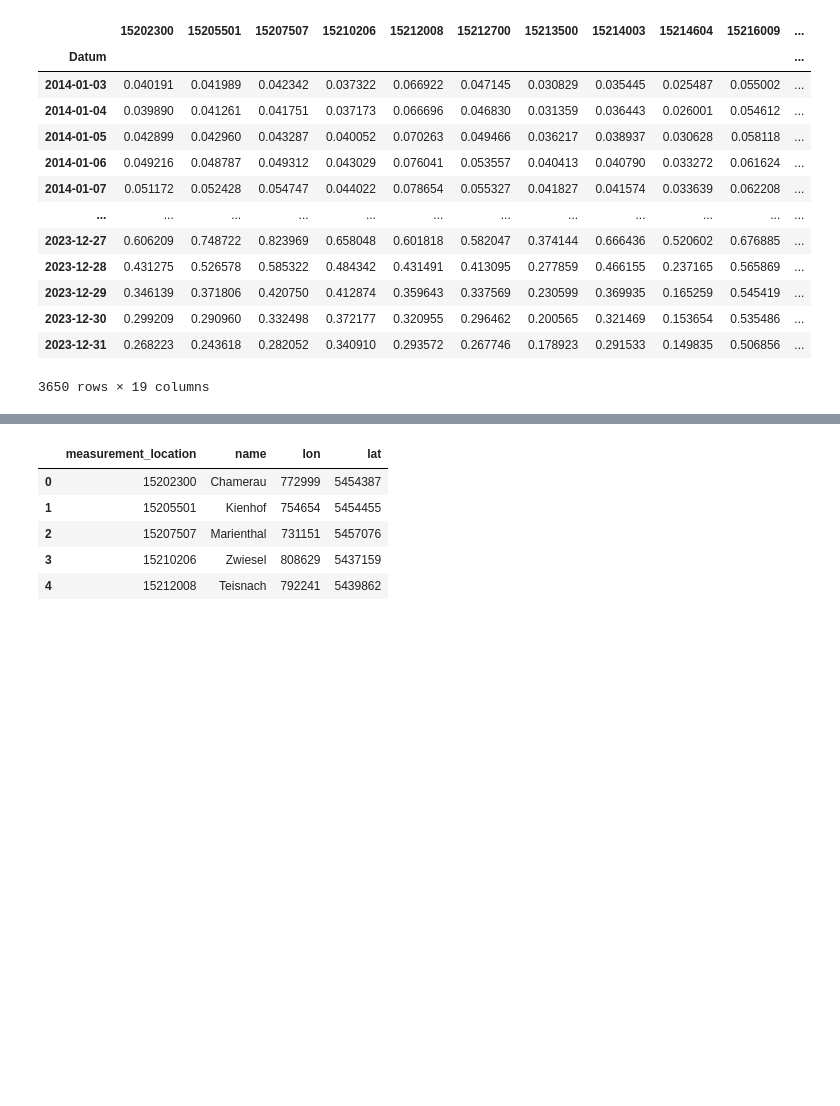
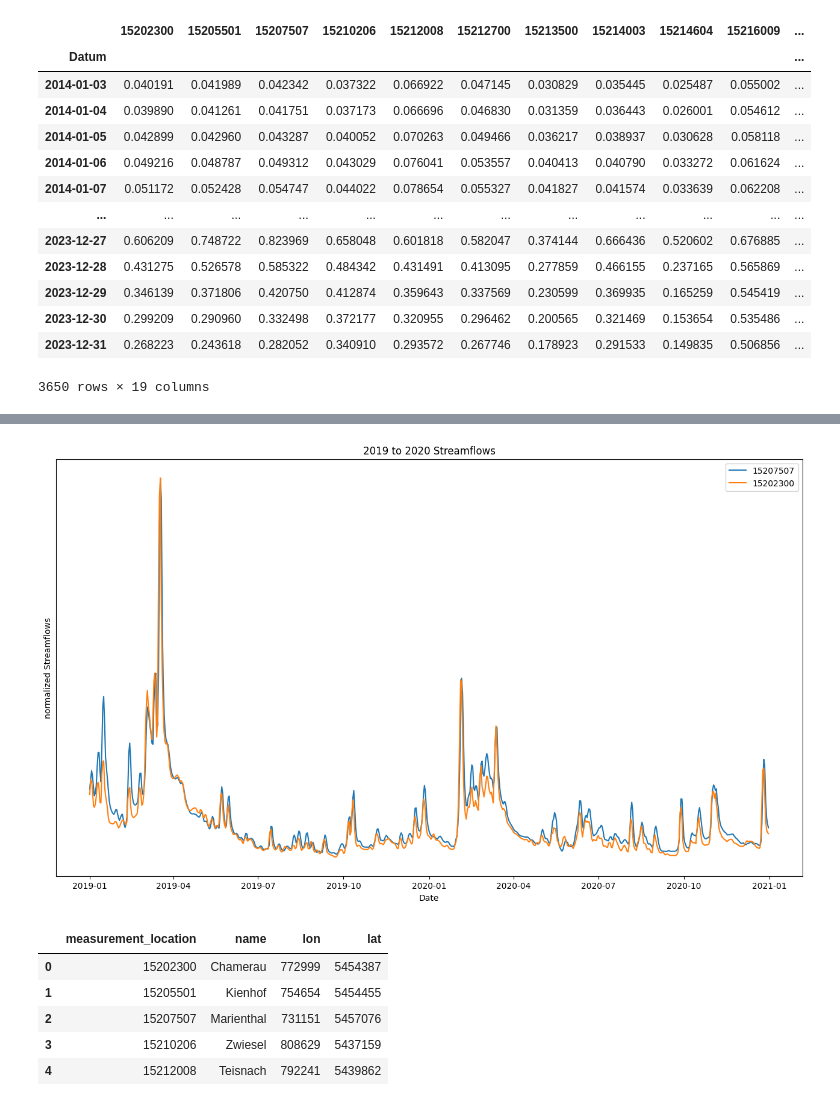
Before and after one commit to henrifnk/Seminar_ClimateNStatistics, a Jupyter notebook: work/07-hydroLSTM/notebooks/data_analysis.ipynb, the cells around one changed output, grey strips where cells are left out. Cells and saved outputs as stored; diff of their text form; code cells hidden in the pictures; blank space fills up the shorter version.

```diff
--- a/work/07-hydroLSTM/notebooks/data_analysis.ipynb
+++ b/work/07-hydroLSTM/notebooks/data_analysis.ipynb
@@ -76,3 +90,25 @@ plt.legend()
+# %%
+plt.figure(figsize=(16, 9))
+
+# Plotting data for the year range 2019 to 2020
+plt.plot(scaled_df['15207507']['2019':'2020'], label='15207507')
+plt.plot(scaled_df['15202300']['2019':'2020'], label='15202300')
+
+# Adding legend
+plt.legend()
+
+# Adding title and labels for better readability
+plt.title('2019 to 2020 Streamflows')
+plt.xlabel('Date')
+plt.ylabel('normalized Streamflows')
+
+# Removing y-axis scale
+plt.yticks([])
+
+# Display the plot
+plt.show()
+# %% [output]
+[figure, added]
 # %%
 stream_gauges = pd.read_csv(os.path.join('..','data','processed','stream_flow_stations_ETRS89.csv'),sep = ';')
 stream_gauges.head()
```
Also changed, not shown: parts of 18 cells of this notebook, 1 other file.
